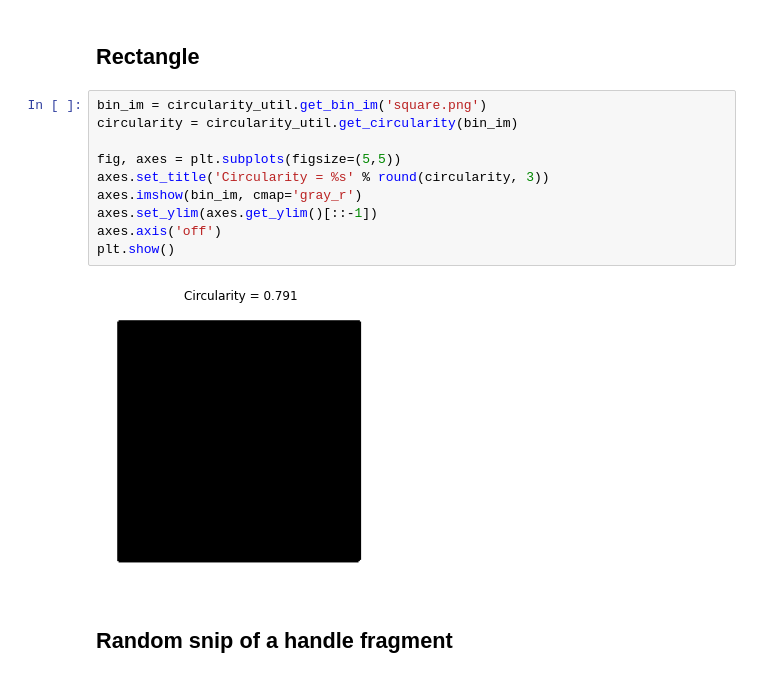
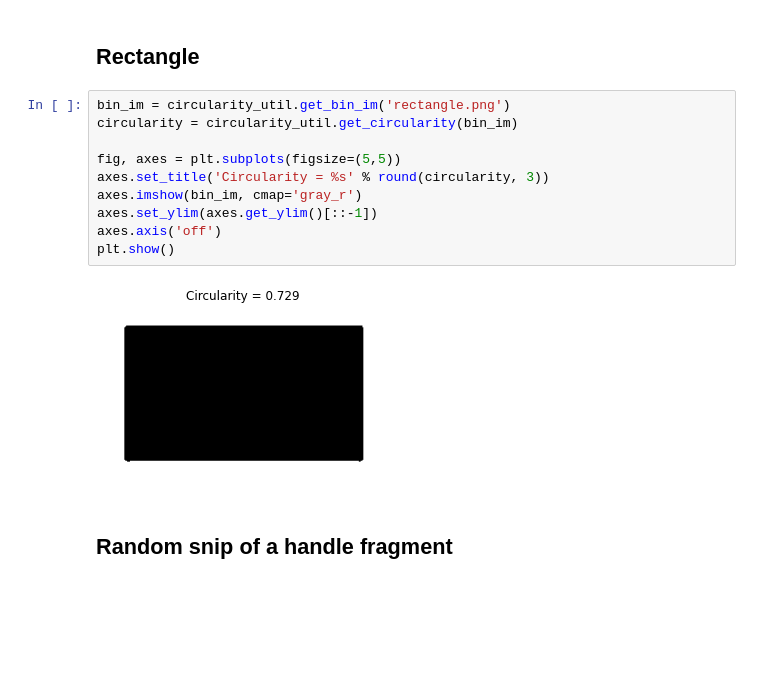
Before and after one commit to jennyvo2020/amphora, a Jupyter notebook: yassiada2/circularity/circularity_demo.ipynb, the cells around one changed output. Cells and saved outputs as stored; diff of their text form; blank space fills up the shorter version.

Commit message:
updated circularity_demo

```diff
--- a/yassiada2/circularity/circularity_demo.ipynb
+++ b/yassiada2/circularity/circularity_demo.ipynb
@@ -206,17 +206,17 @@ plt.show()
 # %% [markdown]
 ## Rectangle
 # %%
-bin_im = circularity_util.get_bin_im('square.png')
+bin_im = circularity_util.get_bin_im('rectangle.png')
 circularity = circularity_util.get_circularity(bin_im)
 
 fig, axes = plt.subplots(figsize=(5,5))
 axes.set_title('Circularity = %s' % round(circularity, 3))
 axes.imshow(bin_im, cmap='gray_r')
 axes.set_ylim(axes.get_ylim()[::-1])
 axes.axis('off')
 plt.show()
 # %% [output]
-[figure, old version]
+[figure, new version]
 # %% [markdown]
 ## Random snip of a handle fragment
 # %%
```
